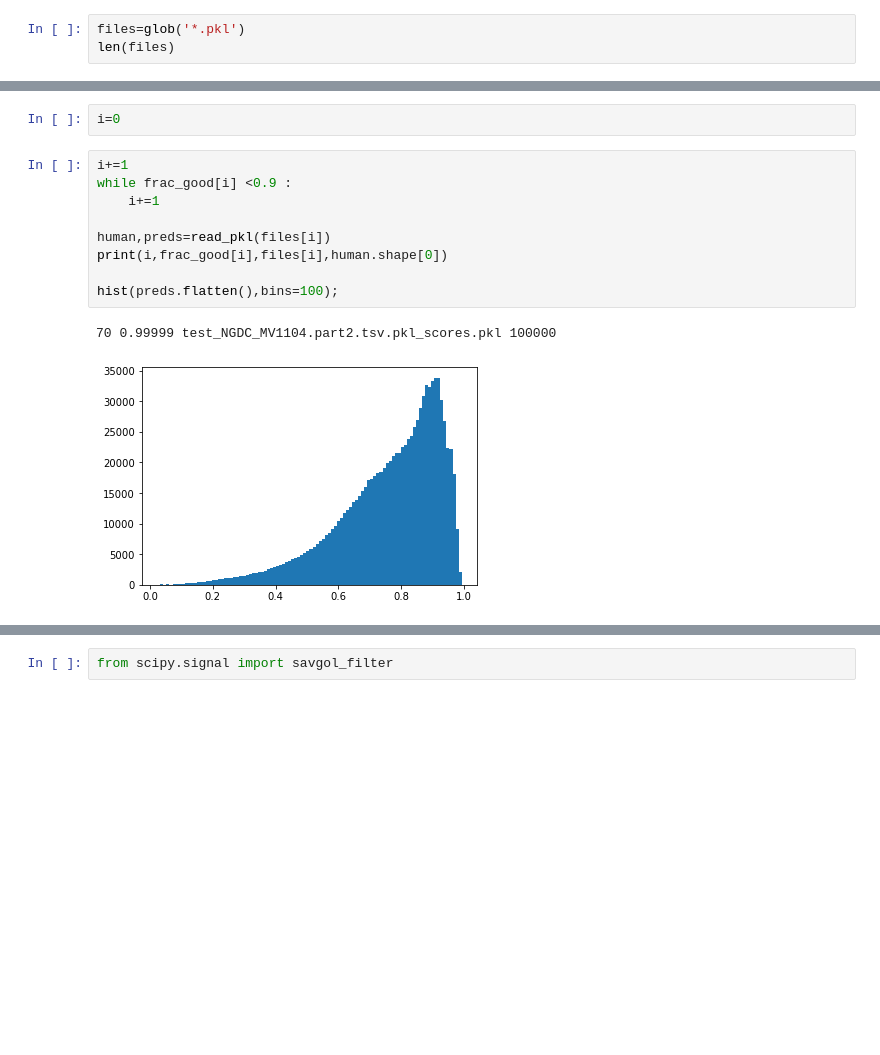
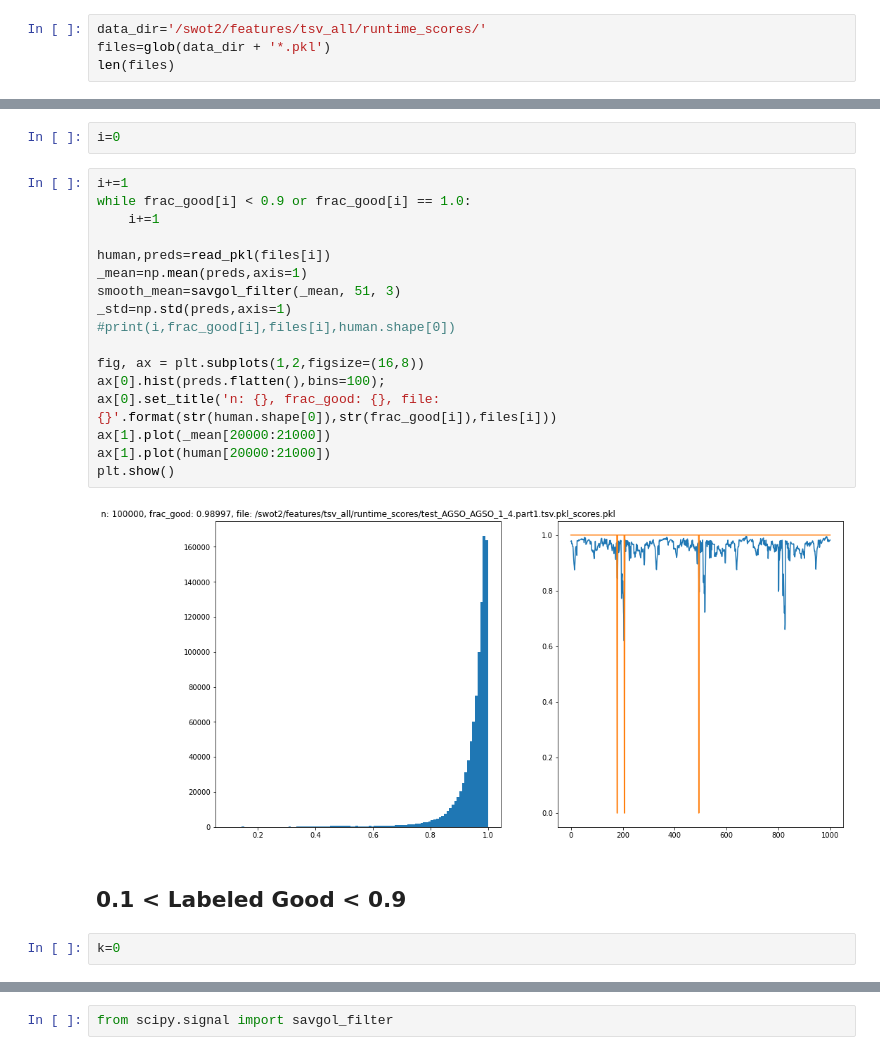
Before and after one commit to yoavfreund/Bathymetry, a Jupyter notebook: Hugh/Analysis.ipynb, the cells around one changed output, grey strips where cells are left out. Drawn from its saved outputs; the diff is of its cells as text; blank space fills up the shorter version.

Commit message:
Simple visualizations for scored data
Paths to data are specific-- the drive must be
mounted at /swot2

```diff
--- a/Hugh/Analysis.ipynb
+++ b/Hugh/Analysis.ipynb
@@ -22,6 +24,7 @@ Populating the interactive namespace from numpy and matplotlib
 
 n x 11 array (n being the number of points in the segment) with the human label in the first column and the 10 classifier scores in the following columns.
 # %%
-files=glob('*.pkl')
+data_dir='/swot2/features/tsv_all/runtime_scores/'
+files=glob(data_dir + '*.pkl')
 len(files)
 # %% [output]
@@ -58,13 +64,24 @@ hist(frac_good,bins=100);
 i=0
 # %%
 i+=1
-while frac_good[i] <0.9 :
+while frac_good[i] < 0.9 or frac_good[i] == 1.0:
     i+=1
 
 human,preds=read_pkl(files[i])
-print(i,frac_good[i],files[i],human.shape[0])
+_mean=np.mean(preds,axis=1)
+smooth_mean=savgol_filter(_mean, 51, 3)
+_std=np.std(preds,axis=1)
+#print(i,frac_good[i],files[i],human.shape[0])
 
-hist(preds.flatten(),bins=100);
+fig, ax = plt.subplots(1,2,figsize=(16,8))
+ax[0].hist(preds.flatten(),bins=100);
+ax[0].set_title('n: {}, frac_good: {}, file: {}'.format(str(human.shape[0]),str(frac_good[i]),files[i]))
+ax[1].plot(_mean[20000:21000])
+ax[1].plot(human[20000:21000])
+plt.show()
 # %% [output]
-70 0.99999 test_NGDC_MV1104.part2.tsv.pkl_scores.pkl 100000
-[figure, old version]
+[figure, new version]
+# %% [markdown]
+## 0.1 < Labeled Good < 0.9
+# %%
+k=0
```
Also changed, not shown: parts of 14 cells of this notebook.
